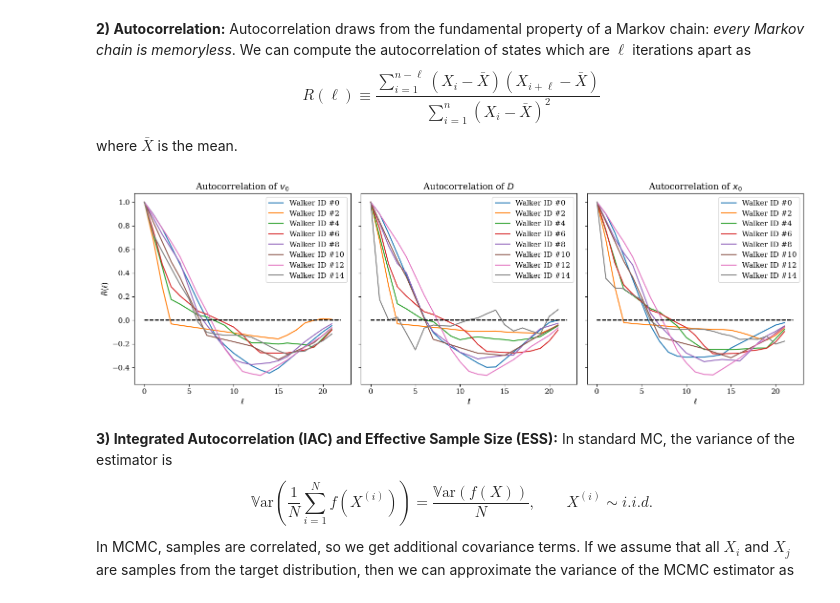
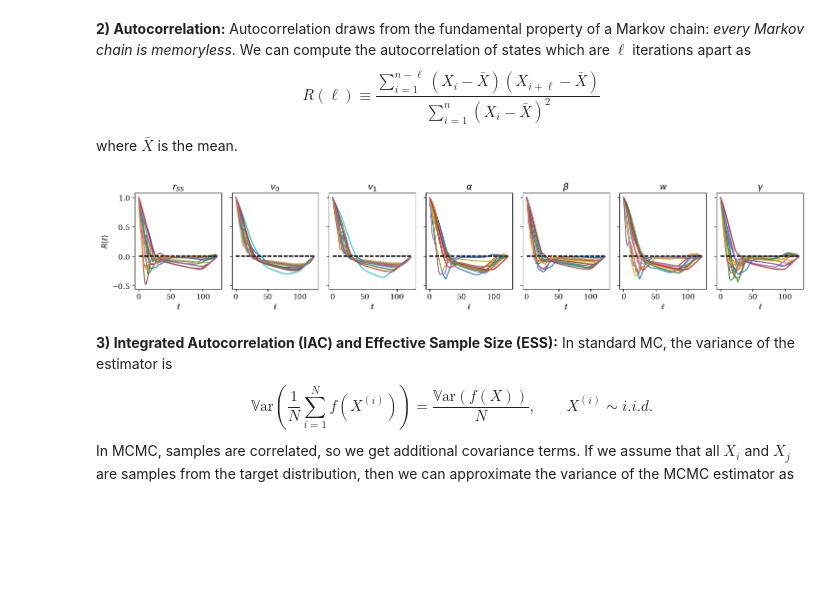
Before and after one commit to opaliss/Parameter_Estimation_Solar_Wind, a Jupyter notebook: MCMC_analysis.ipynb, the cells around one changed output. Saved outputs shown, nothing was run; the diff lists cells and outputs as text; code cells hidden in the pictures; blank space fills up the shorter version.

```diff
--- a/MCMC_analysis.ipynb
+++ b/MCMC_analysis.ipynb
@@ -241,21 +244,18 @@ R(\ell) \equiv \frac{\sum_{i=1}^{n-\ell} (X_{i} -\bar{X})(X_{i+\ell} - \bar{X})}
 $$
 where $\bar{X}$ is the mean.
 # %%
-fig, ax = plt.subplots(ncols=3, sharey=True, figsize=(15, 5))
-for jj in range(3):
-    for ii in np.arange(0, n_walkers, 2):
-        ax[jj].plot(emcee.autocorr.function_1d(samples[:, ii, jj].T), label="Walker ID #" + str(ii))
-        ax[jj].legend()
+fig, ax = plt.subplots(ncols=7, sharey=True, figsize=(15, 3))
+for jj in range(7):
+    for ii in np.arange(0, n_walkers, 1):
+        ax[jj].plot(emcee.autocorr.function_1d(samples[:, ii, jj].T))
         ax[jj].set_xlabel("$\ell$")
         ax[jj].hlines(0, xmin=0, xmax=len(samples[:, 0, 0]), color="k", ls="--")
-ax[0].set_title("Autocorrelation of $v_{0}$")
-ax[1].set_title("Autocorrelation of $D$")
-ax[2].set_title("Autocorrelation of $x_{0}$")
+    ax[jj].set_title(str(labels_list[jj]))
 ax[0].set_ylabel("$R(\ell)$")
 
 plt.tight_layout()
 # %% [output]
-[figure, old version]
+[figure, new version]
 # %% [markdown]
 **3) Integrated Autocorrelation (IAC) and Effective Sample Size (ESS):** In standard MC, the variance of the estimator is
 $$
```
Also changed, not shown: parts of 5 cells of this notebook, 1 other file.
